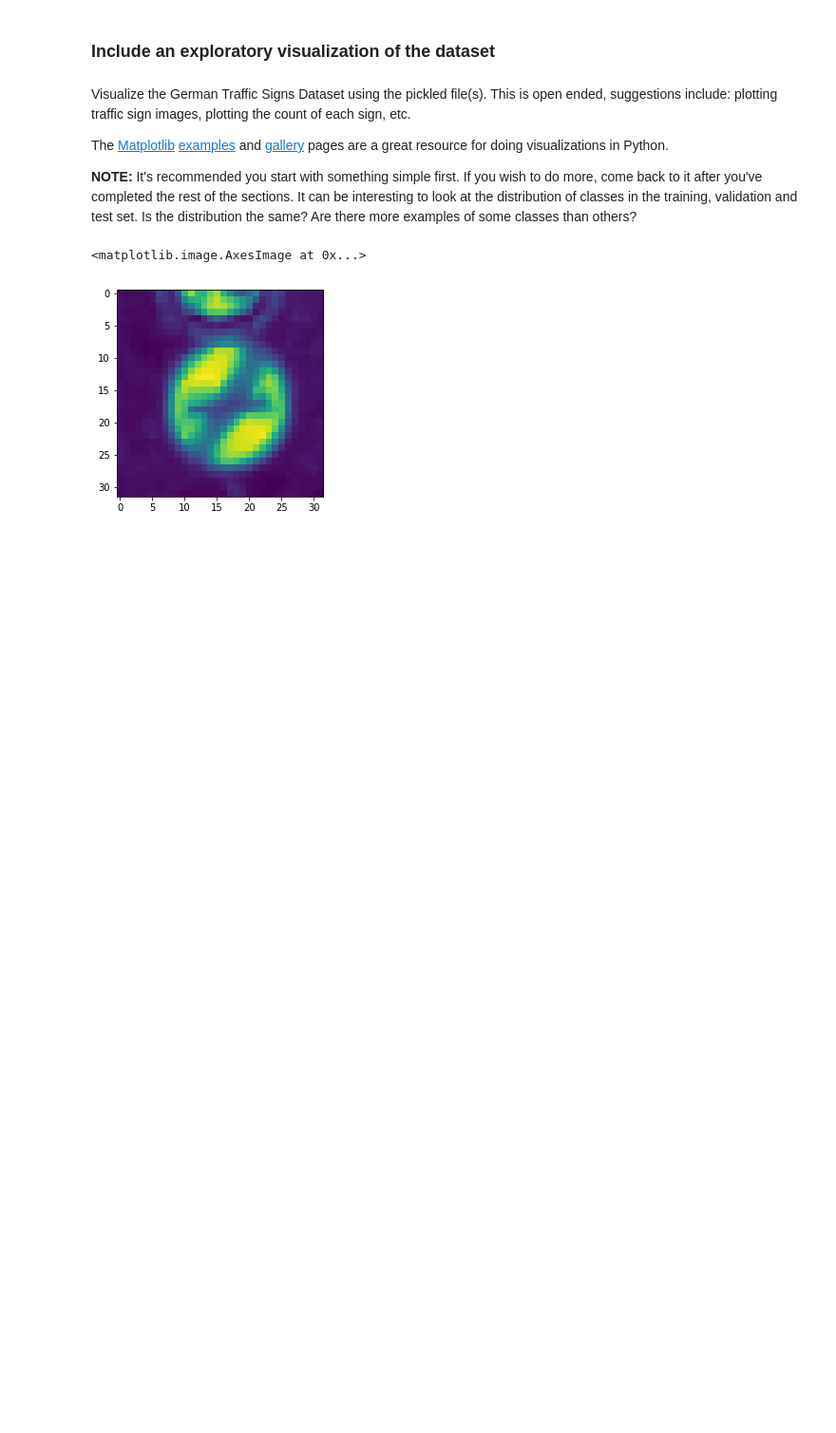
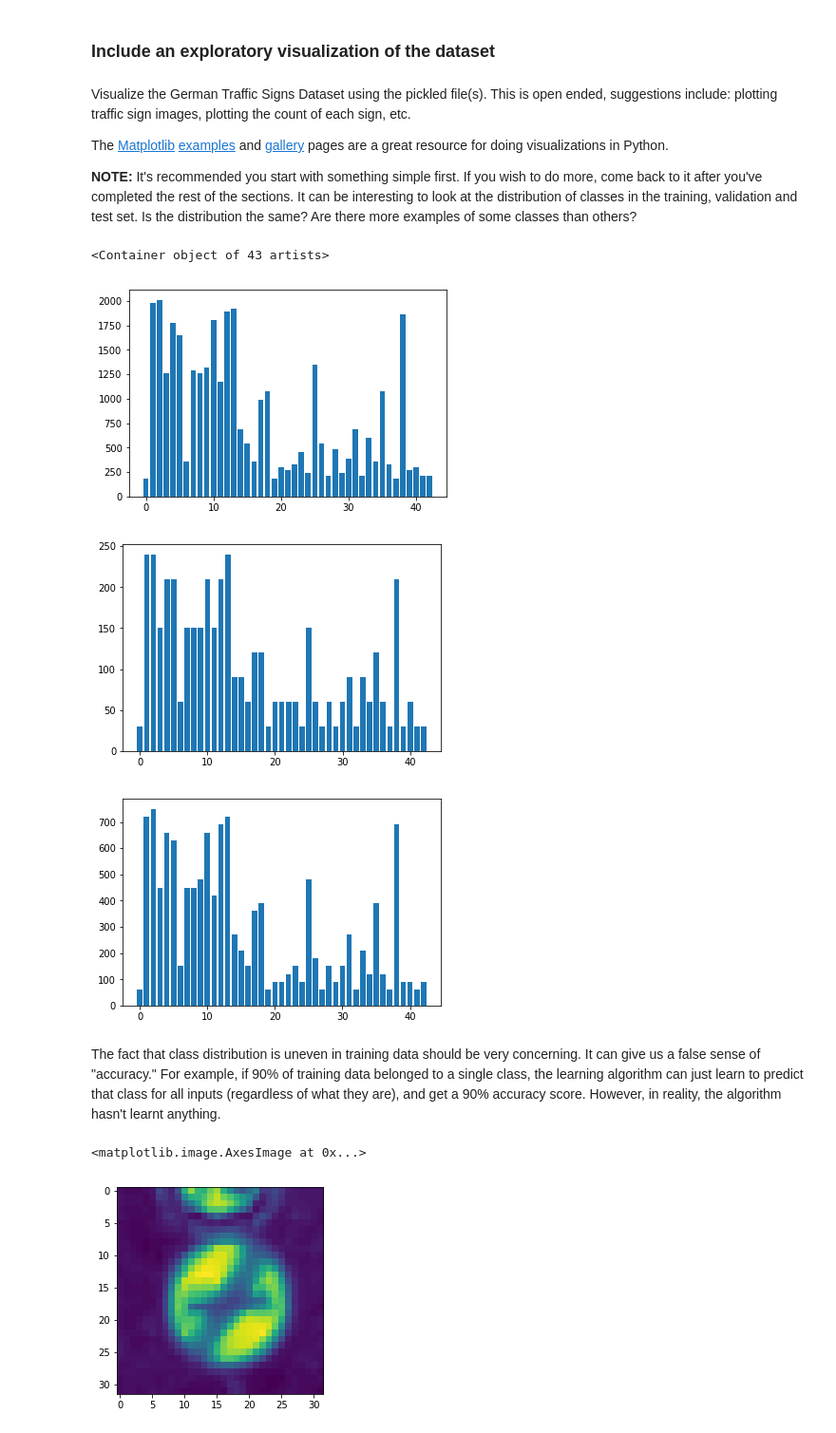
Before and after one commit to XCMer/CarND-Traffic-Sign-Classifier-Project, a Jupyter notebook: Traffic_Sign_Classifier.ipynb, the cells around one changed output. Shown: that part at 95% size. Saved outputs shown, nothing was run; the diff lists cells and outputs as text; code cells hidden in the pictures; blank space fills up the shorter version.

Commit message:
Added exploratory graph

```diff
--- a/Traffic_Sign_Classifier.ipynb
+++ b/Traffic_Sign_Classifier.ipynb
@@ -106,6 +106,35 @@ import matplotlib.pyplot as plt
 import cv2
 # Visualizations will be shown in the notebook.
 %matplotlib inline
+# %%
+# Class summary
+histogram_count_train = [0] * 43
+for i in y_train:
+    histogram_count_train[i] += 1
+
+histogram_count_valid = [0] * 43
+for i in y_valid:
+    histogram_count_valid[i] += 1
+
+histogram_count_test = [0] * 43
+for i in y_test:
+    histogram_count_test[i] += 1
+
+plt.figure()
+plt.bar(range(0, 43), histogram_count_train)
+
+plt.figure()
+plt.bar(range(0, 43), histogram_count_valid)
+
+plt.figure()
+plt.bar(range(0, 43), histogram_count_test)
+# %% [output]
+<Container object of 43 artists>
+[figure, added]
+[figure, added]
+[figure, added]
+# %% [markdown]
+The fact that class distribution is uneven in training data should be very concerning. It can give us a false sense of "accuracy." For example, if 90% of training data belonged to a single class, the learning algorithm can just learn to predict that class for all inputs (regardless of what they are), and get a 90% accuracy score. However, in reality, the algorithm hasn't learnt anything.
 # %%
 plt.figure()
 plt.imshow(cv2.cvtColor(X_train[0], cv2.COLOR_BGR2GRAY))
```
Also changed, not shown: parts of 1 cell of this notebook.
